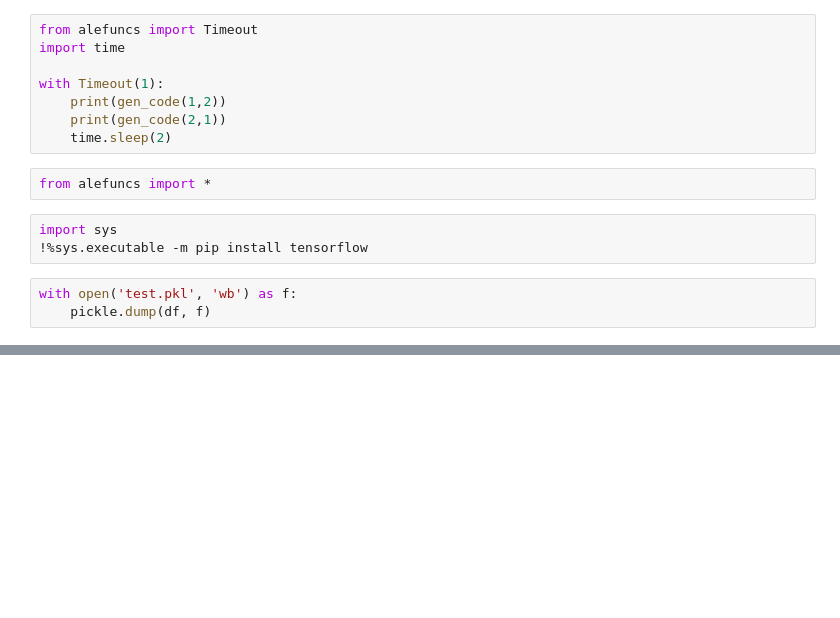
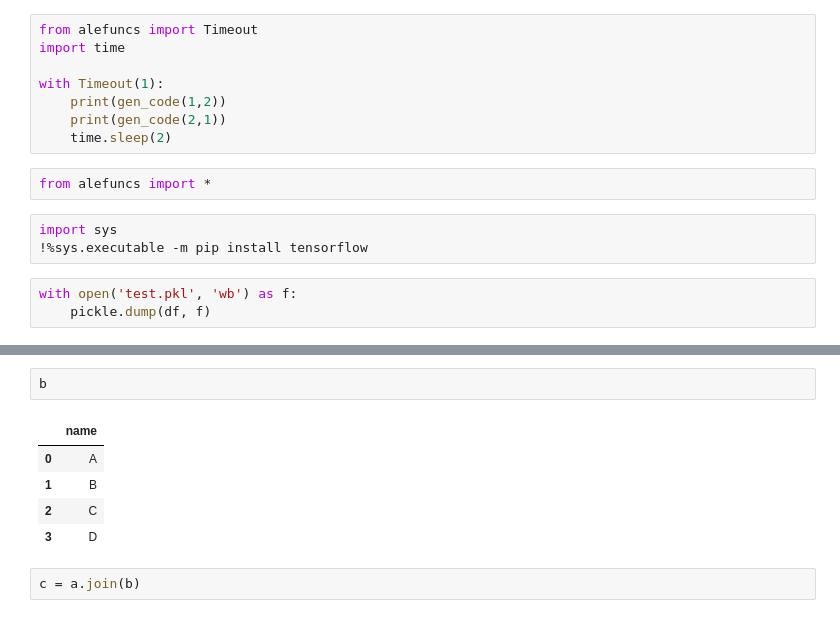
Before and after one commit to 25shmeckles/alefuncs, a Jupyter notebook: sketchbook.ipynb, the cells around one changed output, grey strips where cells are left out. Saved outputs shown, nothing was run; the diff lists cells and outputs as text; blank space fills up the shorter version.

```diff
--- a/sketchbook.ipynb
+++ b/sketchbook.ipynb
@@ -390,0 +461,10 @@ sum(df.memory_usage())
+# %%
+b
+# %% [output]
+|  | name |
+| 0 | A |
+| 1 | B |
+| 2 | C |
+| 3 | D |
+# %%
+c = a.join(b)
```
Also changed, not shown: parts of 27 cells of this notebook, 2 other files.
